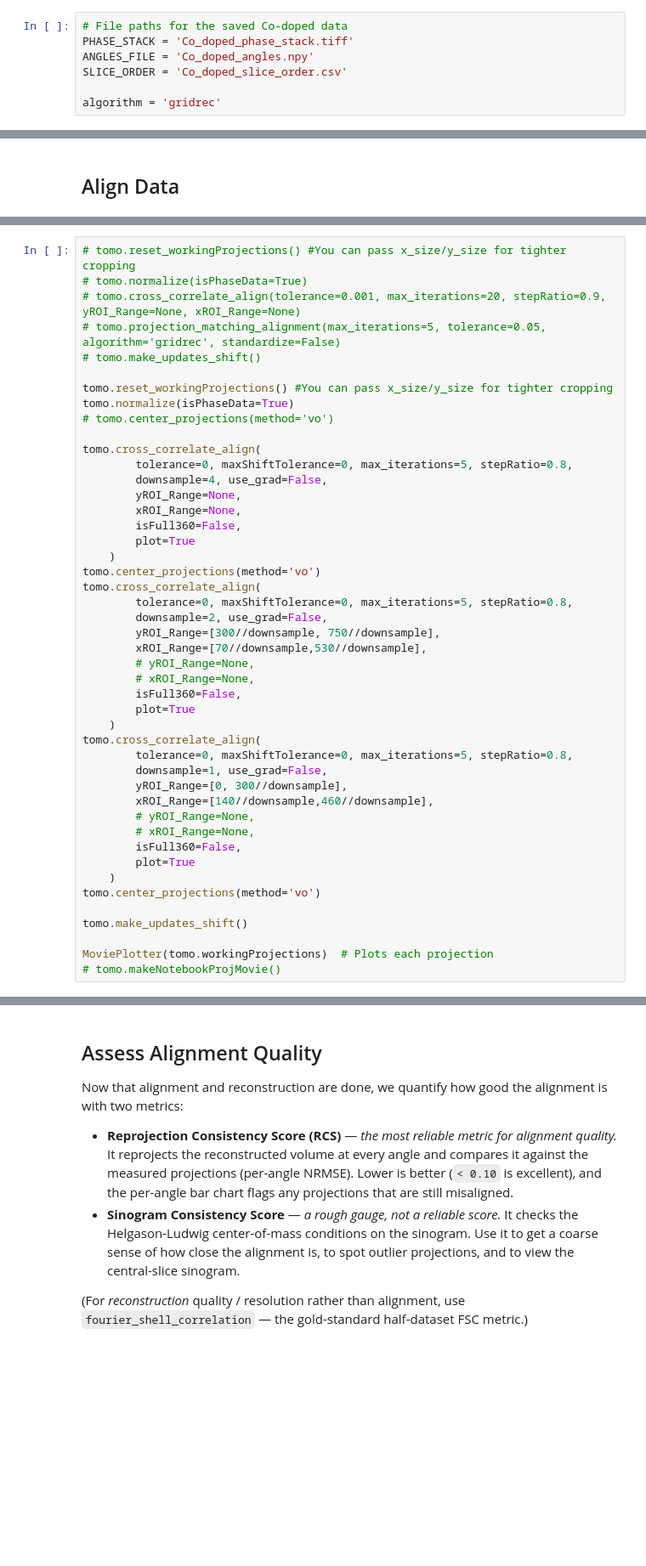
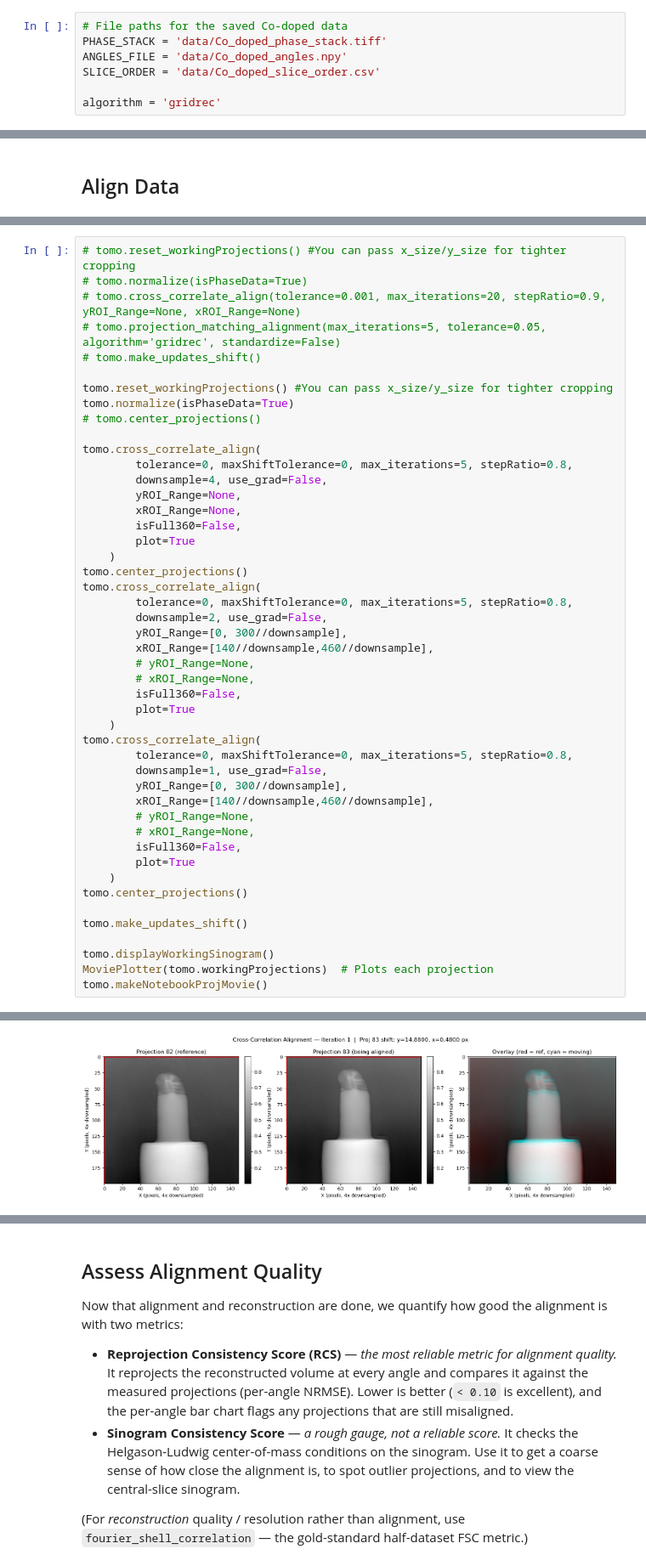
Before and after one commit to levijh1/TomoMono, a Jupyter notebook: weddingCake_roughDraft.ipynb, the cells around one changed output, grey strips where cells are left out. Shown at 85% size. Drawn from its saved outputs; the diff is of its cells as text; blank space fills up the shorter version.

```diff
--- a/weddingCake_roughDraft.ipynb
+++ b/weddingCake_roughDraft.ipynb
@@ -17,9 +35,9 @@ Instead of a simulated Shepp3D phantom, this notebook uses the real Co-doped pha
 Because this is measured experimental data, it already contains real misalignment and noise, so the phantom-only `jitter()` / `add_noise()` steps are dropped.
 # %%
 # File paths for the saved Co-doped data
-PHASE_STACK = 'Co_doped_phase_stack.tiff'
-ANGLES_FILE = 'Co_doped_angles.npy'
-SLICE_ORDER = 'Co_doped_slice_order.csv'
+PHASE_STACK = 'data/Co_doped_phase_stack.tiff'
+ANGLES_FILE = 'data/Co_doped_angles.npy'
+SLICE_ORDER = 'data/Co_doped_slice_order.csv'
 
 algorithm = 'gridrec'
 # %%
@@ -66,7 +111,7 @@ combined_rmse, x_rmse, y_rmse, x_cm, y_cm = tomo.sinogram_consistency_score(plot
 
 tomo.reset_workingProjections() #You can pass x_size/y_size for tighter cropping
 tomo.normalize(isPhaseData=True)
-# tomo.center_projections(method='vo')
+# tomo.center_projections()
 
 tomo.cross_correlate_align(
         tolerance=0, maxShiftTolerance=0, max_iterations=5, stepRatio=0.8,
@@ -76,12 +121,12 @@ tomo.cross_correlate_align(
         isFull360=False,
         plot=True
     )
-tomo.center_projections(method='vo')
+tomo.center_projections()
 tomo.cross_correlate_align(
         tolerance=0, maxShiftTolerance=0, max_iterations=5, stepRatio=0.8,
         downsample=2, use_grad=False,
-        yROI_Range=[300//downsample, 750//downsample],
-        xROI_Range=[70//downsample,530//downsample],
+        yROI_Range=[0, 300//downsample],
+        xROI_Range=[140//downsample,460//downsample],
         # yROI_Range=None,
         # xROI_Range=None,
         isFull360=False,
@@ -97,9 +142,11 @@ tomo.cross_correlate_align(
         isFull360=False,
         plot=True
     )
-tomo.center_projections(method='vo')
+tomo.center_projections()
 
 tomo.make_updates_shift()
 
+tomo.displayWorkingSinogram()
 MoviePlotter(tomo.workingProjections)  # Plots each projection
-# tomo.makeNotebookProjMovie()
+tomo.makeNotebookProjMovie()
+# %% [output]
@@ -105,0 +158 @@ MoviePlotter(tomo.workingProjections)  # Plots each projection
+[figure, added]
```
Also changed, not shown: parts of 13 cells of this notebook, 15 other files.
